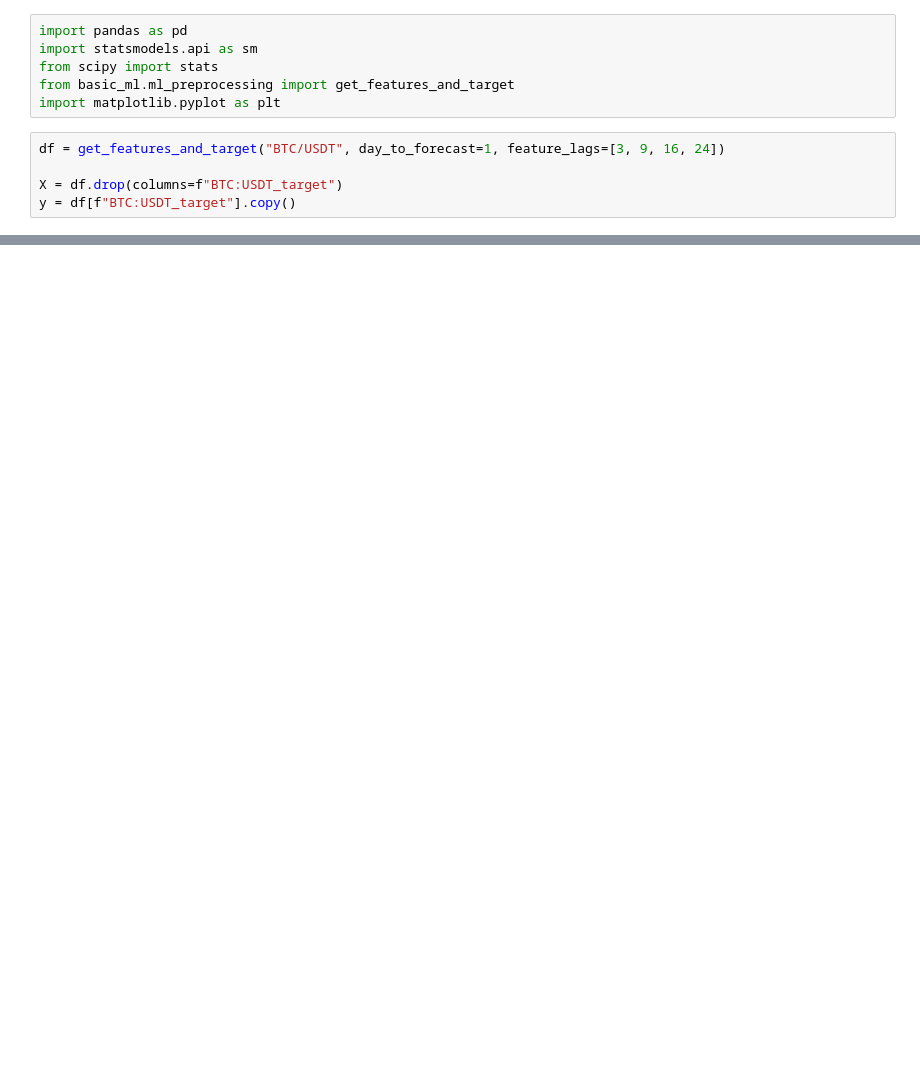
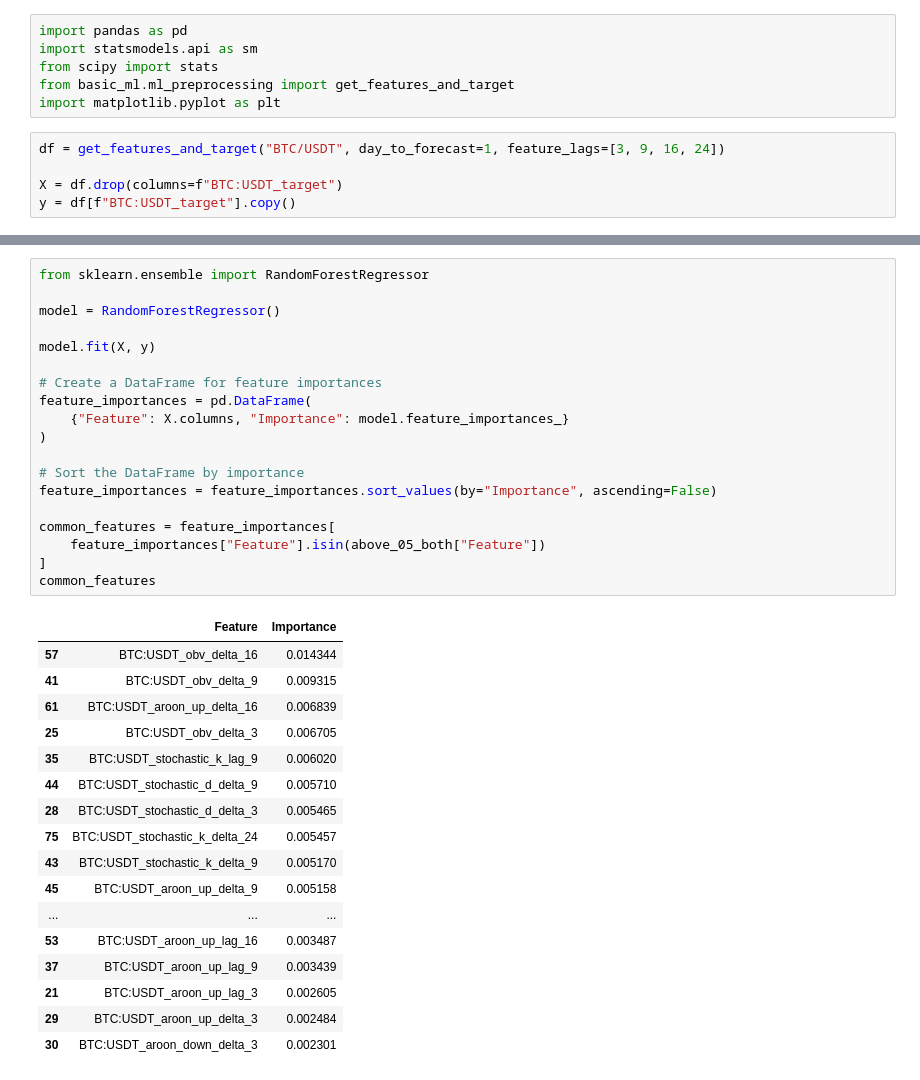
Before and after one commit to ProjectXSpace/BTC_Algo, a Jupyter notebook: statistical_tests.ipynb, the cells around one changed output, grey strips where cells are left out. Cells and saved outputs as stored; diff of their text form; blank space fills up the shorter version.

```diff
--- a/statistical_tests.ipynb
+++ b/statistical_tests.ipynb
@@ -96,0 +103,37 @@ BTC:USDT_stochastic_k_lag_9              0.312265             0.222849
+# %%
+from sklearn.ensemble import RandomForestRegressor
+
+model = RandomForestRegressor()
+
+model.fit(X, y)
+
+# Create a DataFrame for feature importances
+feature_importances = pd.DataFrame(
+    {"Feature": X.columns, "Importance": model.feature_importances_}
+)
+
+# Sort the DataFrame by importance
+feature_importances = feature_importances.sort_values(by="Importance", ascending=False)
+
+common_features = feature_importances[
+    feature_importances["Feature"].isin(above_05_both["Feature"])
+]
+common_features
+# %% [output]
+|  | Feature | Importance |
+| 57 | BTC:USDT_obv_delta_16 | 0.014344 |
+| 41 | BTC:USDT_obv_delta_9 | 0.009315 |
+| 61 | BTC:USDT_aroon_up_delta_16 | 0.006839 |
+| 25 | BTC:USDT_obv_delta_3 | 0.006705 |
+| 35 | BTC:USDT_stochastic_k_lag_9 | 0.006020 |
+| 44 | BTC:USDT_stochastic_d_delta_9 | 0.005710 |
+| 28 | BTC:USDT_stochastic_d_delta_3 | 0.005465 |
+| 75 | BTC:USDT_stochastic_k_delta_24 | 0.005457 |
+| 43 | BTC:USDT_stochastic_k_delta_9 | 0.005170 |
+| 45 | BTC:USDT_aroon_up_delta_9 | 0.005158 |
+| ... | ... | ... |
+| 53 | BTC:USDT_aroon_up_lag_16 | 0.003487 |
+| 37 | BTC:USDT_aroon_up_lag_9 | 0.003439 |
+| 21 | BTC:USDT_aroon_up_lag_3 | 0.002605 |
+| 29 | BTC:USDT_aroon_up_delta_3 | 0.002484 |
+| 30 | BTC:USDT_aroon_down_delta_3 | 0.002301 |
```
Also changed, not shown: parts of 5 cells of this notebook, 1 other file.
